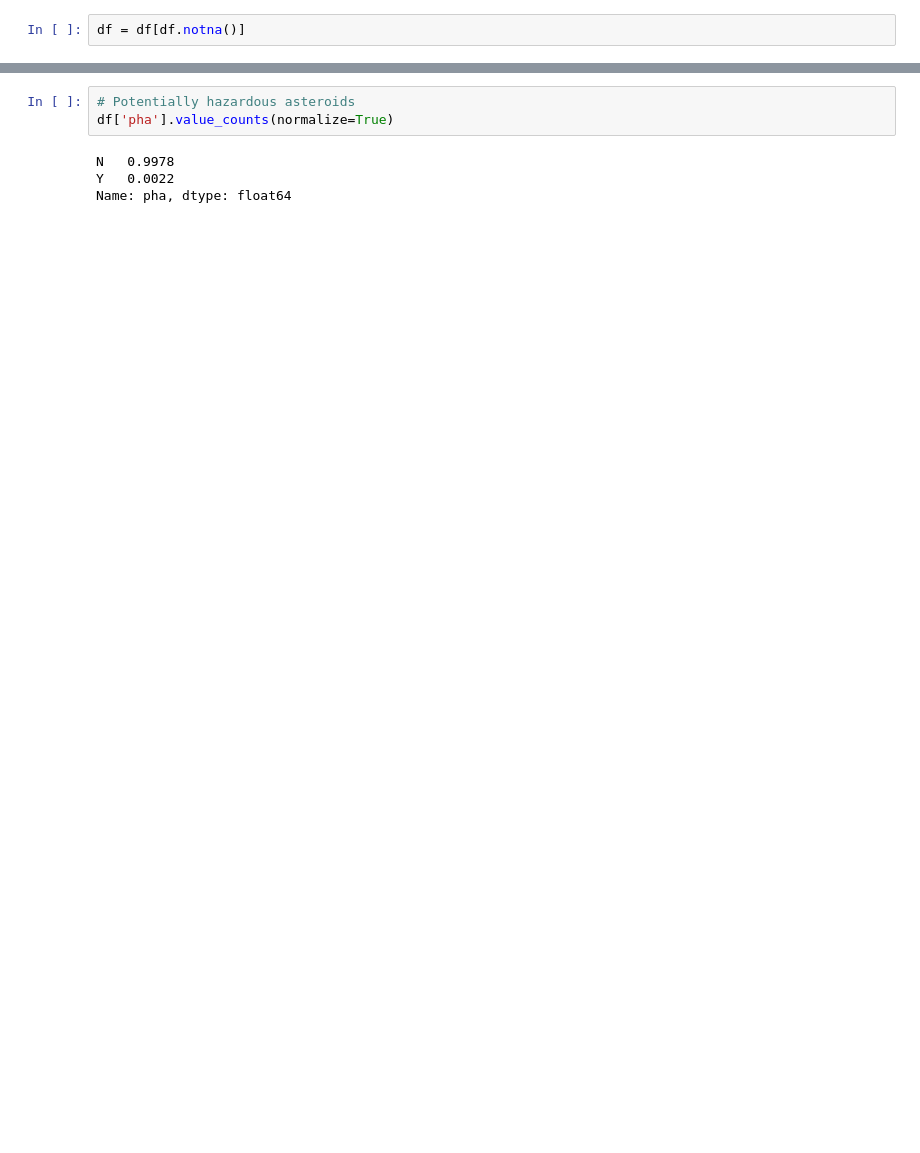
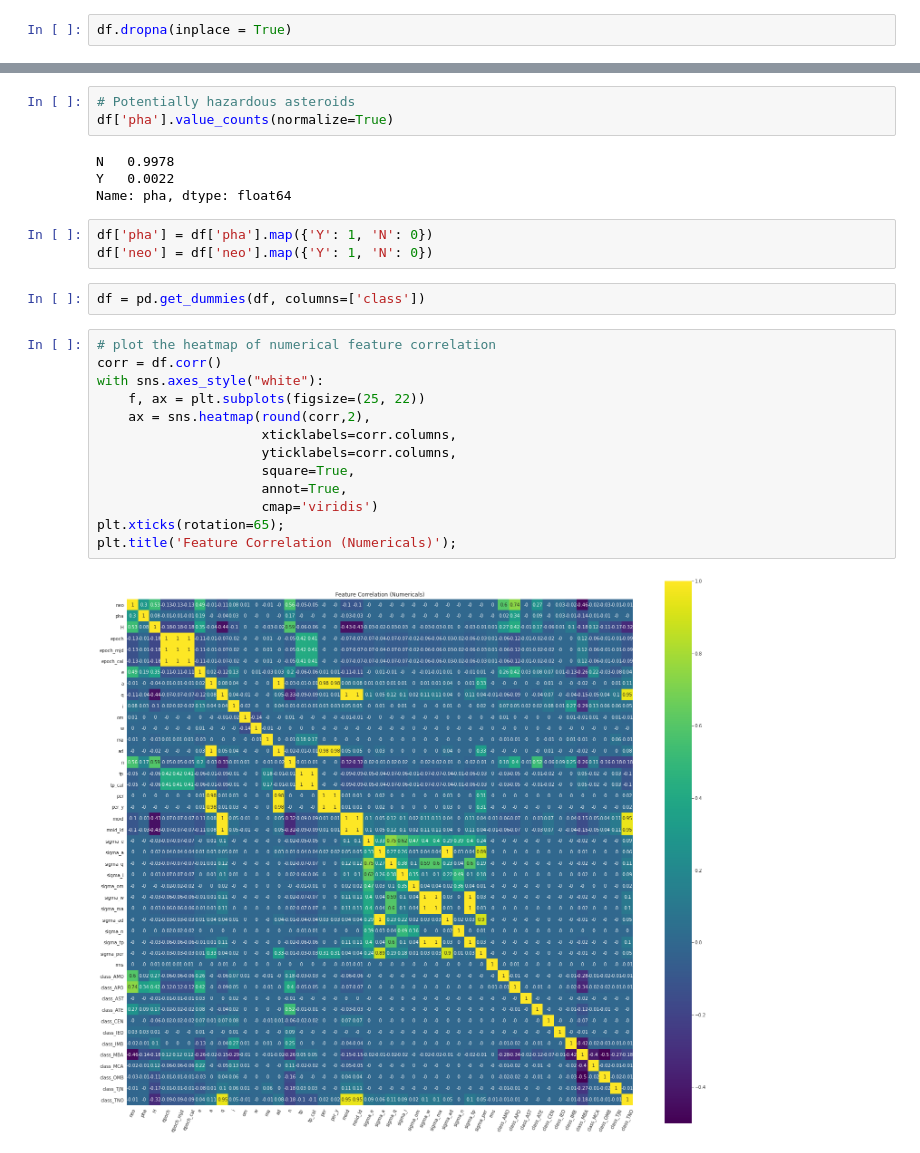
Before and after one commit to a-gantzia/Hazardous_Asteroid_Prediction, a Jupyter notebook: Hazardous_Asteroid_Prediction.ipynb, the cells around one changed output, grey strips where cells are left out. Saved outputs shown, nothing was run; the diff lists cells and outputs as text; blank space fills up the shorter version.

```diff
--- a/Hazardous_Asteroid_Prediction.ipynb
+++ b/Hazardous_Asteroid_Prediction.ipynb
@@ -123,5 +108,5 @@ See the caveats in the documentation: https://pandas.pydata.org/pandas-docs/stab
-# %%
-df = df[df.notna()]
+# %%
+df.dropna(inplace = True)
 # %%
 initial_eda(df)
 # %% [output]
@@ -149,3 +134,23 @@ df['pha'].value_counts(normalize=True)
 N   0.9978
 Y   0.0022
 Name: pha, dtype: float64
+# %%
+df['pha'] = df['pha'].map({'Y': 1, 'N': 0})
+df['neo'] = df['neo'].map({'Y': 1, 'N': 0})
+# %%
+df = pd.get_dummies(df, columns=['class'])
+# %%
+# plot the heatmap of numerical feature correlation
+corr = df.corr()
+with sns.axes_style("white"):
+    f, ax = plt.subplots(figsize=(25, 22))
+    ax = sns.heatmap(round(corr,2),
+                     xticklabels=corr.columns,
+                     yticklabels=corr.columns,
+                     square=True,
+                     annot=True,
+                     cmap='viridis')
+plt.xticks(rotation=65);
+plt.title('Feature Correlation (Numericals)');
+# %% [output]
+[figure, added]
```
Also changed, not shown: parts of 6 cells of this notebook.
